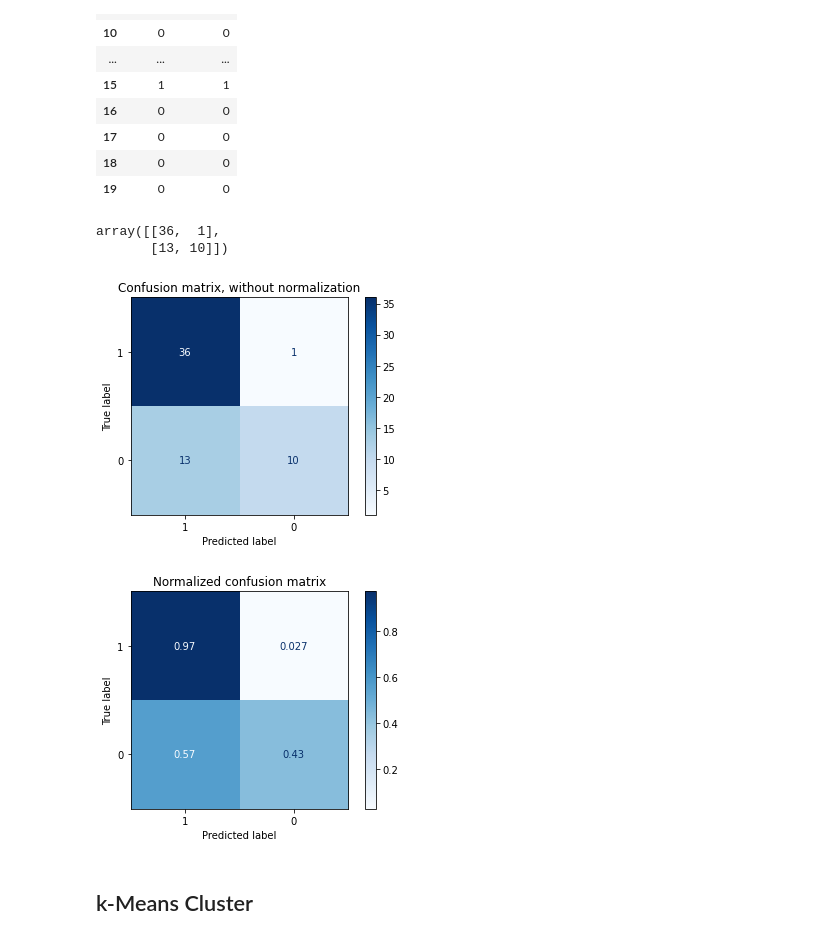
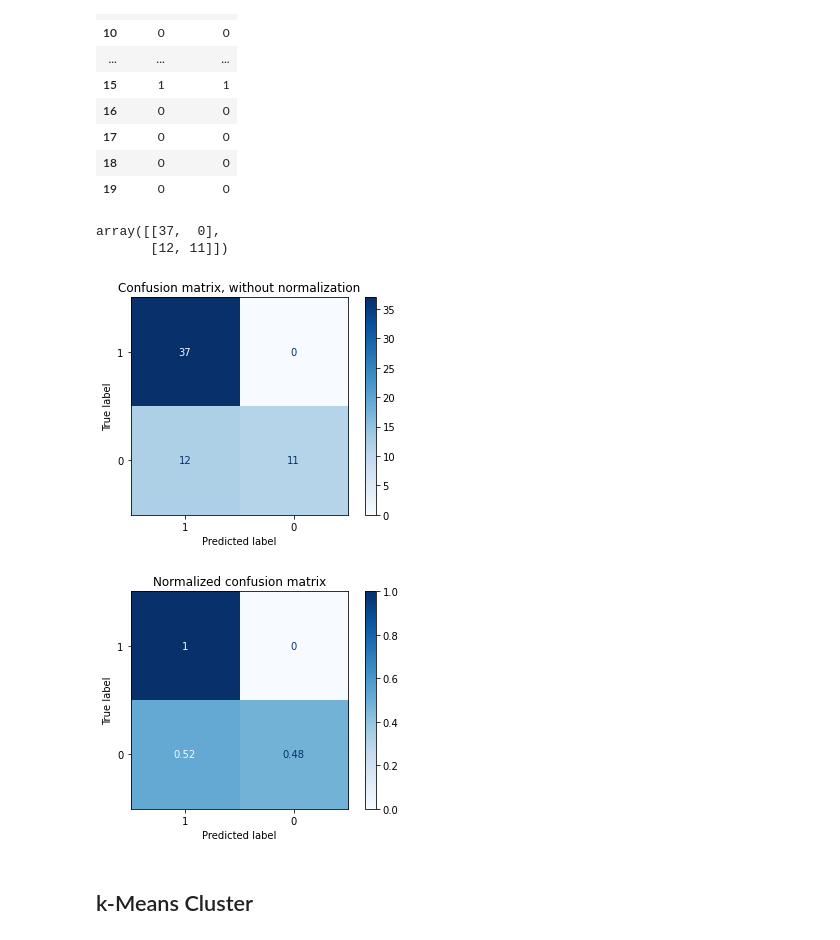
Before and after one commit to vathanahim/IAF_604_Midterm_SVM_KMeans, a Jupyter notebook: Midterm_1/Him_Midterm_1.ipynb, the cells around one changed output. Cells and saved outputs as stored; diff of their text form; code cells hidden in the pictures.

```diff
--- a/Midterm_1/Him_Midterm_1.ipynb
+++ b/Midterm_1/Him_Midterm_1.ipynb
@@ -109,5 +117,8 @@ for i in bool_features:
 # %% [markdown]
 ### Extracting Features
+# %%
+scl = MinMaxScaler()
+x_scale = scl.fit_transform(df_heart.loc[:, 'age':'time'].values)
 # %%
 x = df_heart.loc[:, 'age':'time'].values
 y = df_heart.loc[:, ['DEATH_EVENT']].values
@@ -115,3 +126,7 @@ y = df_heart.loc[:, ['DEATH_EVENT']].values
 #split train test set to 20:80
 x_train, x_test, y_train, y_test = model_selection.train_test_split(x,y,
                                                                    test_size = 0.2, random_state=0)
+
+#split train test set to 20:80
+x_train_scale, x_test_scale, y_train_scale, y_test_scale = model_selection.train_test_split(x_scale,y,
+                                                                   test_size = 0.2, random_state=0)
@@ -124,6 +141,11 @@ model_1_linear = svm_model('linear', 1, x_train, y_train.ravel())
 model_2_poly = svm_model('poly', 1, x_train, y_train.ravel())
 model_3_rbf = svm_model('rbf', 1, x_train, y_train.ravel())
 model_4_sigmoid = svm_model('sigmoid', 1, x_train, y_train.ravel())
+
+model_1_linear_scale = svm_model('linear', 3, x_train_scale, y_train_scale.ravel())
+model_2_poly_scale = svm_model('poly', 1, x_train_scale, y_train_scale.ravel())
+model_3_rbf_scale = svm_model('rbf', 1, x_train_scale, y_train_scale.ravel())
+model_4_sigmoid_scale = svm_model('sigmoid', 1, x_train_scale, y_train_scale.ravel())
 # %%
 print(str('Linear Model Score : ') + str(model_1_linear.score(x_test, y_test)))
 print(str('Poly Model Score : ') + str(model_2_poly.score(x_test, y_test)))
@@ -192,28 +236,28 @@ df_result[1:20]
 # %%
 
 #creating confusion matrix
-cm = confusion_matrix(y_test, model_linear_pred)
+cm = confusion_matrix(y_test_scale, model_linear_pred)
 cm
 # %% [output]
-array([[36,  1],
-       [13, 10]])
+array([[37,  0],
+       [12, 11]])
 # %%
 titles_options = [("Confusion matrix, without normalization", None),
                   ("Normalized confusion matrix", 'true')]
 
 class_names = [1,0]
 
 for title, normalize in titles_options:
-    disp = plot_confusion_matrix(model_1_linear, x_test, y_test,
+    disp = plot_confusion_matrix(model_1_linear_scale, x_test_scale, y_test_scale,
                                  display_labels=class_names,
                                  cmap=plt.cm.Blues,
                                  normalize=normalize)
     disp.ax_.set_title(title)
 
 plt.show()
 # %% [output]
-[figure, old version]
+[figure, new version]
-[figure, old version]
+[figure, new version]
 # %% [markdown]
 ## k-Means Cluster
 # %%
```
Also changed, not shown: parts of 18 cells of this notebook.
